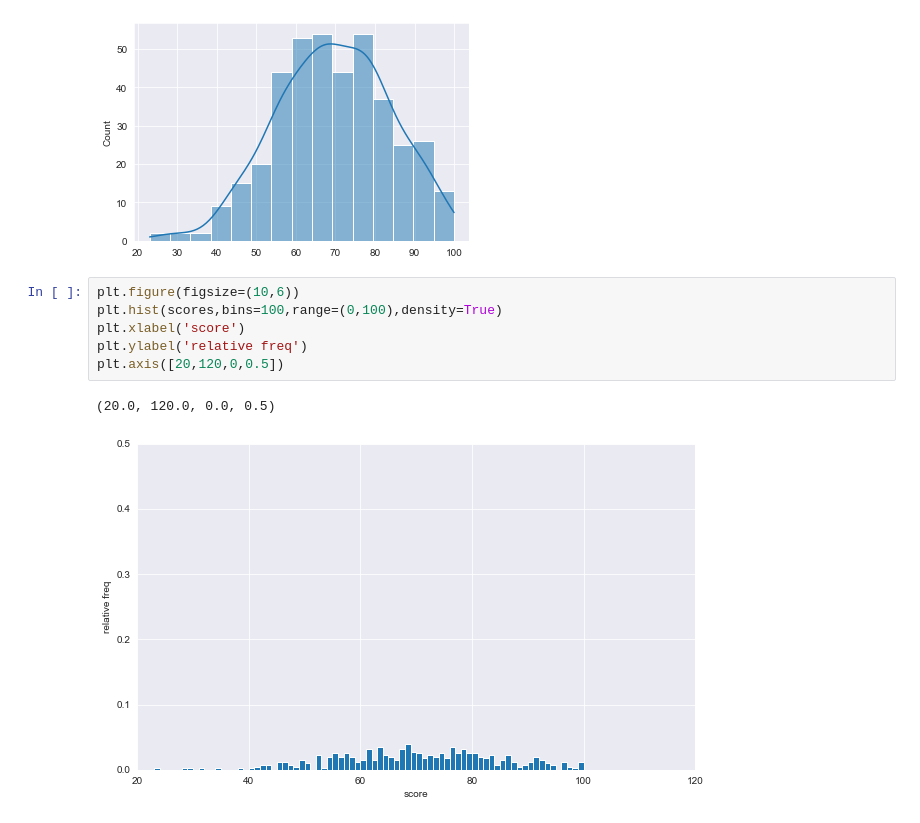
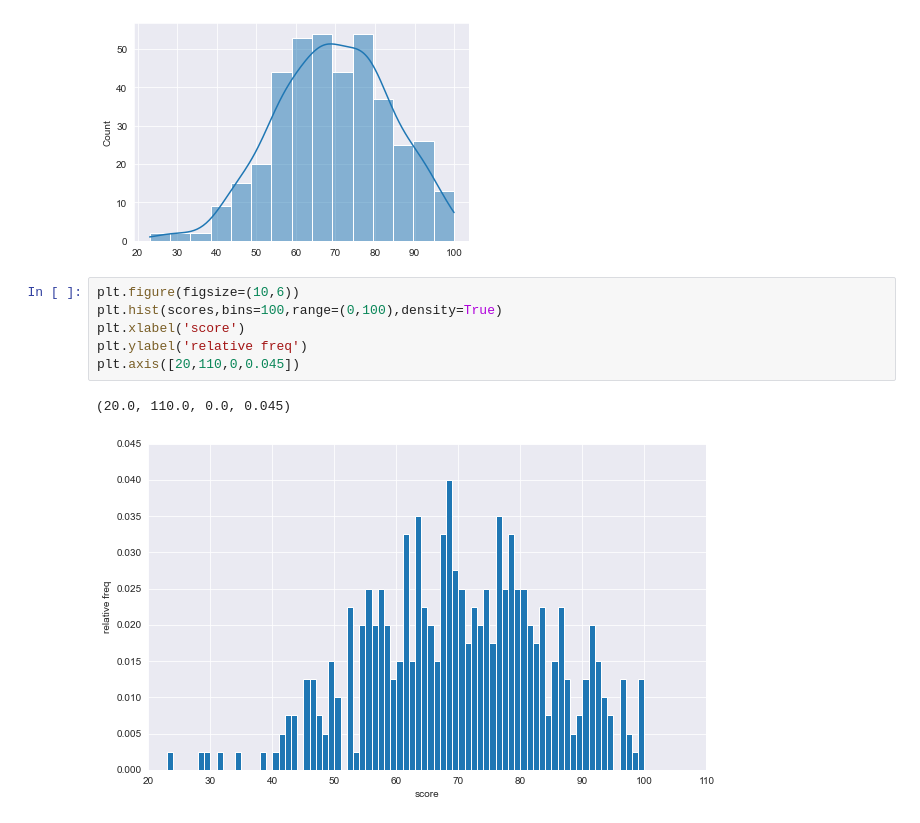
Before and after one commit to HyeonuJeong/Mycakd5, a Jupyter notebook: m3_통계/stat2.ipynb, the cells around one changed output. Cells and saved outputs as stored; diff of their text form.

```diff
--- a/m3_통계/stat2.ipynb
+++ b/m3_통계/stat2.ipynb
@@ -148,9 +154,9 @@ plt.show()
 # %%
 plt.figure(figsize=(10,6))
 plt.hist(scores,bins=100,range=(0,100),density=True)
 plt.xlabel('score')
 plt.ylabel('relative freq')
-plt.axis([20,120,0,0.5])
+plt.axis([20,110,0,0.045])
 # %% [output]
-(20.0, 120.0, 0.0, 0.5)
+(20.0, 110.0, 0.0, 0.045)
-[figure, old version]
+[figure, new version]
```
Also changed, not shown: parts of 8 cells of this notebook.
